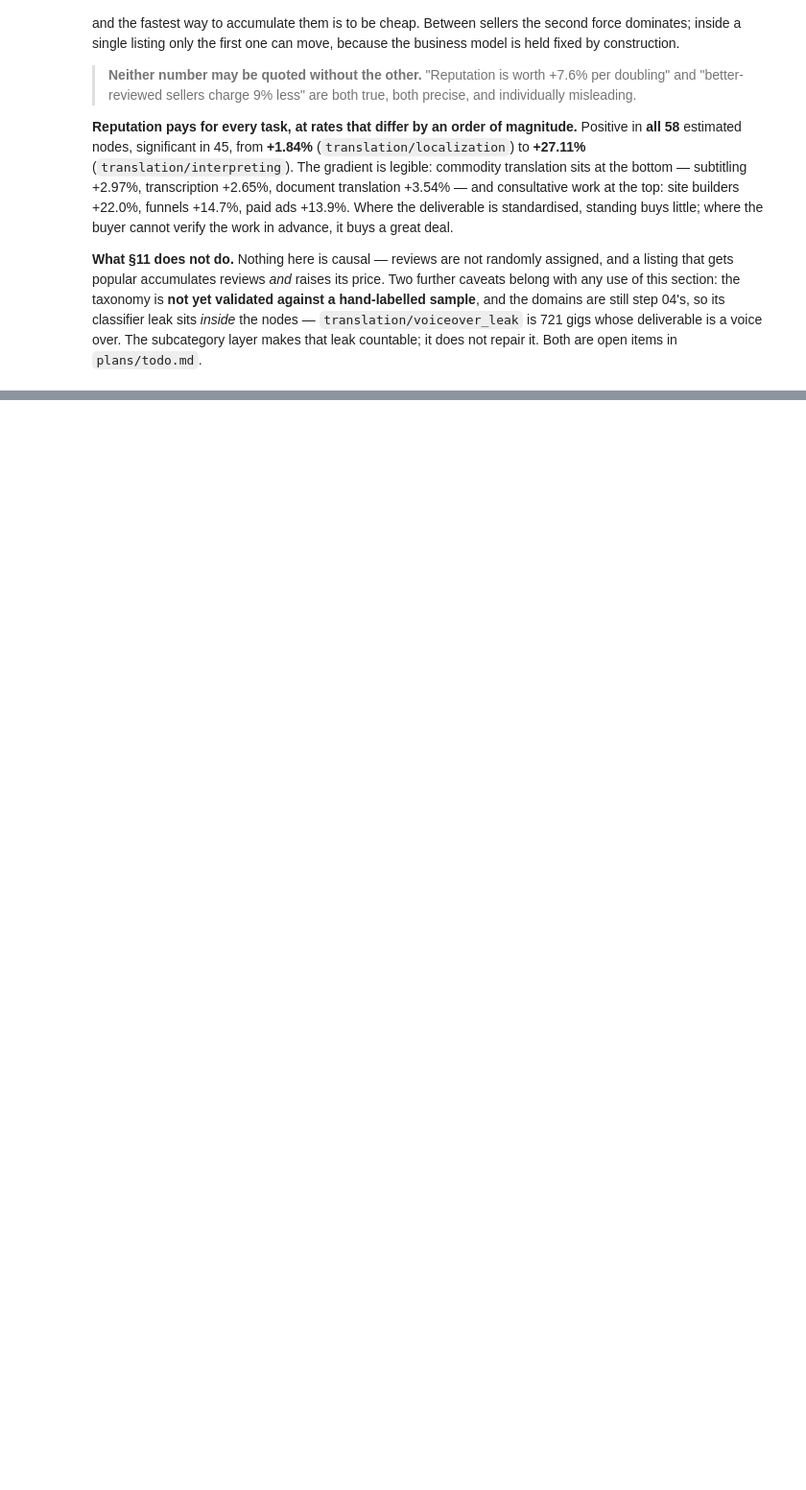
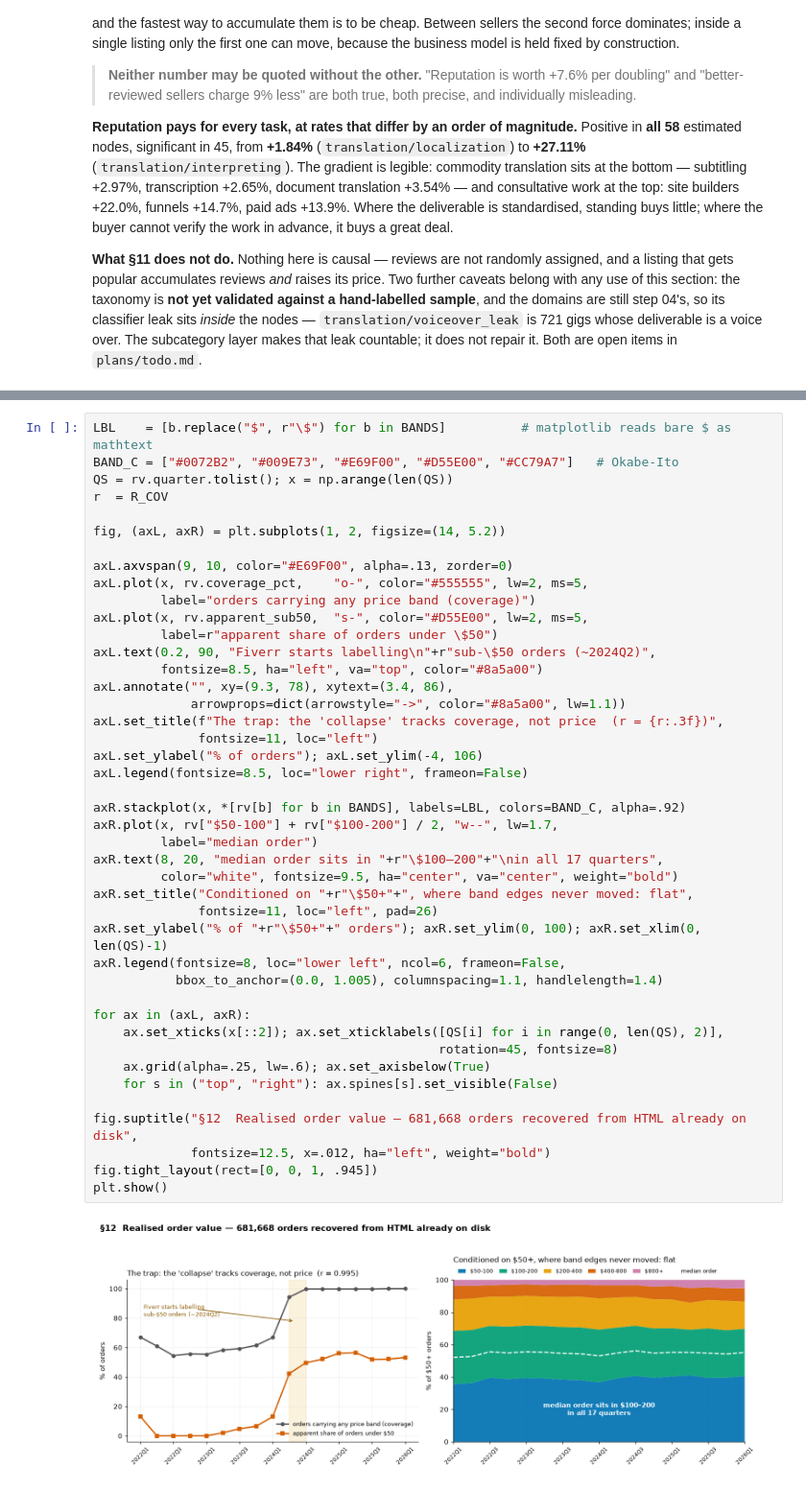
Before and after one commit to AISmithLab/IntelligencePriceIndex, a Jupyter notebook: notebooks/00-explore.ipynb, the cells around one changed output, grey strips where cells are left out. Shown at 96% size. Cells and saved outputs as stored; diff of their text form; blank space fills up the shorter version.

```diff
--- a/notebooks/00-explore.ipynb
+++ b/notebooks/00-explore.ipynb
@@ -2444,0 +2528,45 @@ open items in `plans/todo.md`.
+# %%
+LBL    = [b.replace("$", r"\$") for b in BANDS]          # matplotlib reads bare $ as mathtext
+BAND_C = ["#0072B2", "#009E73", "#E69F00", "#D55E00", "#CC79A7"]   # Okabe-Ito
+QS = rv.quarter.tolist(); x = np.arange(len(QS))
+r  = R_COV
+
+fig, (axL, axR) = plt.subplots(1, 2, figsize=(14, 5.2))
+
+axL.axvspan(9, 10, color="#E69F00", alpha=.13, zorder=0)
+axL.plot(x, rv.coverage_pct,    "o-", color="#555555", lw=2, ms=5,
+         label="orders carrying any price band (coverage)")
+axL.plot(x, rv.apparent_sub50,  "s-", color="#D55E00", lw=2, ms=5,
+         label=r"apparent share of orders under \$50")
+axL.text(0.2, 90, "Fiverr starts labelling\n"+r"sub-\$50 orders (~2024Q2)",
+         fontsize=8.5, ha="left", va="top", color="#8a5a00")
+axL.annotate("", xy=(9.3, 78), xytext=(3.4, 86),
+             arrowprops=dict(arrowstyle="->", color="#8a5a00", lw=1.1))
+axL.set_title(f"The trap: the 'collapse' tracks coverage, not price  (r = {r:.3f})",
+              fontsize=11, loc="left")
+axL.set_ylabel("% of orders"); axL.set_ylim(-4, 106)
+axL.legend(fontsize=8.5, loc="lower right", frameon=False)
+
+axR.stackplot(x, *[rv[b] for b in BANDS], labels=LBL, colors=BAND_C, alpha=.92)
+axR.plot(x, rv["$50-100"] + rv["$100-200"] / 2, "w--", lw=1.7,
+         label="median order")
+axR.text(8, 20, "median order sits in "+r"\$100–200"+"\nin all 17 quarters",
+         color="white", fontsize=9.5, ha="center", va="center", weight="bold")
+axR.set_title("Conditioned on "+r"\$50+"+", where band edges never moved: flat",
+              fontsize=11, loc="left", pad=26)
+axR.set_ylabel("% of "+r"\$50+"+" orders"); axR.set_ylim(0, 100); axR.set_xlim(0, len(QS)-1)
+axR.legend(fontsize=8, loc="lower left", ncol=6, frameon=False,
+           bbox_to_anchor=(0.0, 1.005), columnspacing=1.1, handlelength=1.4)
+
+for ax in (axL, axR):
+    ax.set_xticks(x[::2]); ax.set_xticklabels([QS[i] for i in range(0, len(QS), 2)],
+                                              rotation=45, fontsize=8)
+    ax.grid(alpha=.25, lw=.6); ax.set_axisbelow(True)
+    for s in ("top", "right"): ax.spines[s].set_visible(False)
+
+fig.suptitle("§12  Realised order value — 681,668 orders recovered from HTML already on disk",
+             fontsize=12.5, x=.012, ha="left", weight="bold")
+fig.tight_layout(rect=[0, 0, 1, .945])
+plt.show()
+# %% [output]
+[figure, added]
```
Also changed, not shown: parts of 3 cells of this notebook, 6 other files.
